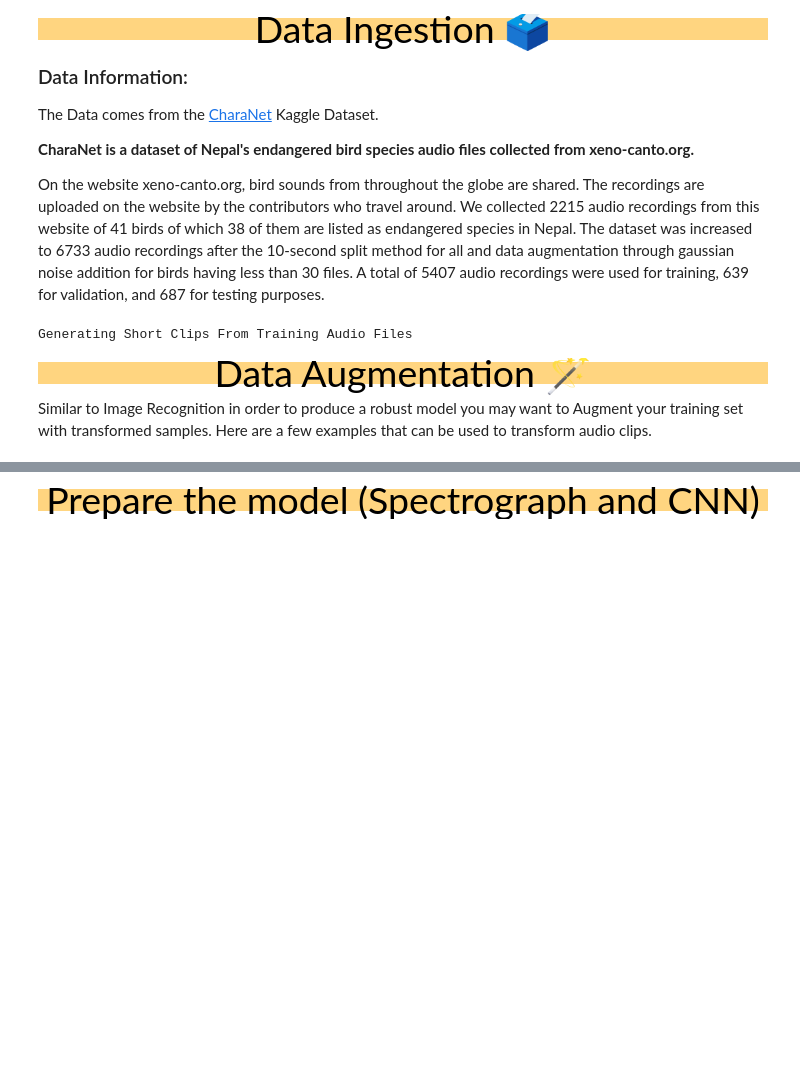
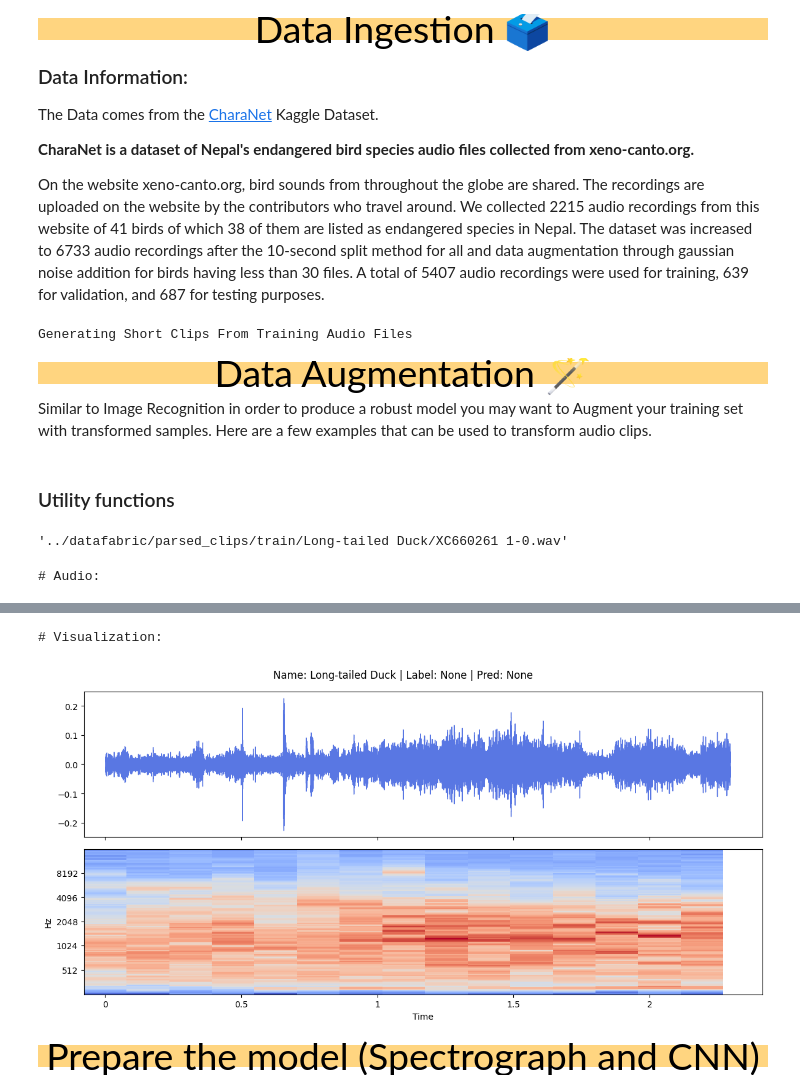
Before and after one commit to AndresHG/nvidia-gtc-demo, a Jupyter notebook: training_notebook.ipynb, the cells around one changed output, grey strips where cells are left out. Saved outputs shown, nothing was run; the diff lists cells and outputs as text; code cells hidden in the pictures; blank space fills up the shorter version.

Commit message:
Add audio visualizations

```diff
--- a/training_notebook.ipynb
+++ b/training_notebook.ipynb
@@ -102,4 +88,9 @@ The Data comes from the [CharaNet](https://www.kaggle.com/datasets/rayonegautam/
 **CharaNet is a dataset of Nepal's endangered bird species audio files collected from xeno-canto.org.**
 
 On the website xeno-canto.org, bird sounds from throughout the globe are shared. The recordings are uploaded on the website by the contributors who travel around. We collected 2215 audio recordings from this website of 41 birds of which 38 of them are listed as endangered species in Nepal. The dataset was increased to 6733 audio recordings after the 10-second split method for all and data augmentation through gaussian noise addition for birds having less than 30 files. A total of 5407 audio recordings were used for training, 639 for validation, and 687 for testing purposes.
+# %%
+dotenv_path = 'local.env'
+load_dotenv(dotenv_path)
+
+cmap = matplotlib.cm.get_cmap('coolwarm')
 # %%
@@ -184,3 +181,5 @@ def Filter_Out_Low_Frequency(sound,cutoff = 8e3):
     """
     filtered_sound = effects.high_pass_filter(sound,cutoff)
     return filtered_sound
+# %% [markdown]
+### Utility functions
@@ -186,0 +257,10 @@ def Filter_Out_Low_Frequency(sound,cutoff = 8e3):
+# %%
+file_paths = glob.glob(str(os.path.join(parsed_clips_folder, "train", '*/*.wav')), recursive=True)
+file_path = random.choice(file_paths)
+file_path
+# %% [output]
+'../datafabric/parsed_clips/train/Long-tailed Duck/XC660261 1-0.wav'
+# %%
+display_audio(file_path)
+# %% [output]
+# Audio:
@@ -187,3 +268,5 @@ def Filter_Out_Low_Frequency(sound,cutoff = 8e3):
+# Visualization:
+[figure, added]
 # %% [markdown]
 <p style="background-color:#FFD580; color: black; font-family:newtimeroman; font-size:250%; text-align:center; border-radius: 15px 50px;"> Prepare the model (Spectrograph and CNN)</p>
 # %%
```
Also changed, not shown: parts of 27 cells of this notebook, 1 other file.
